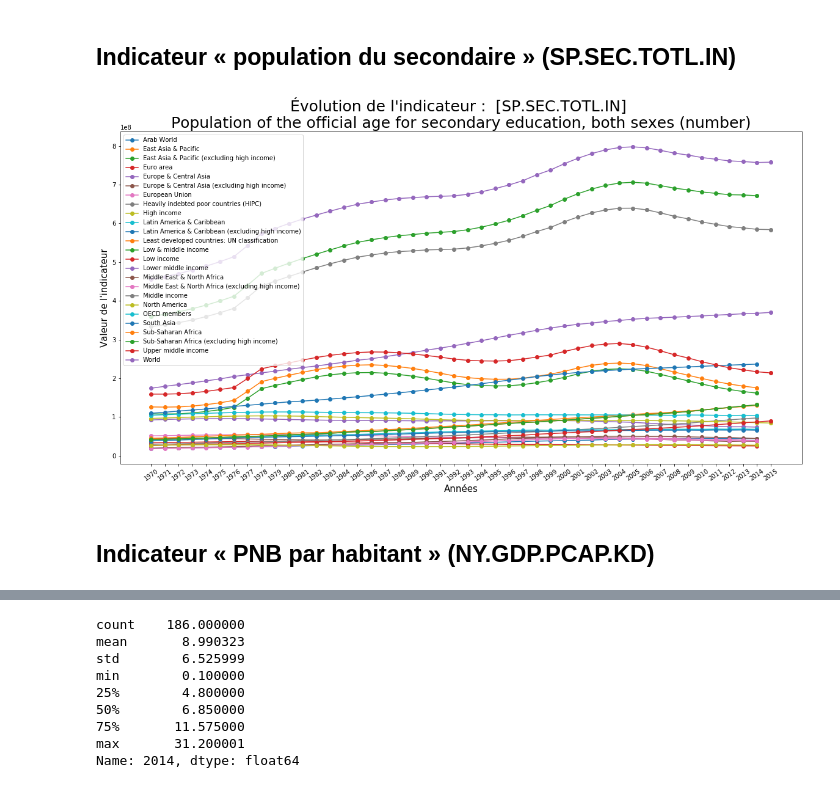
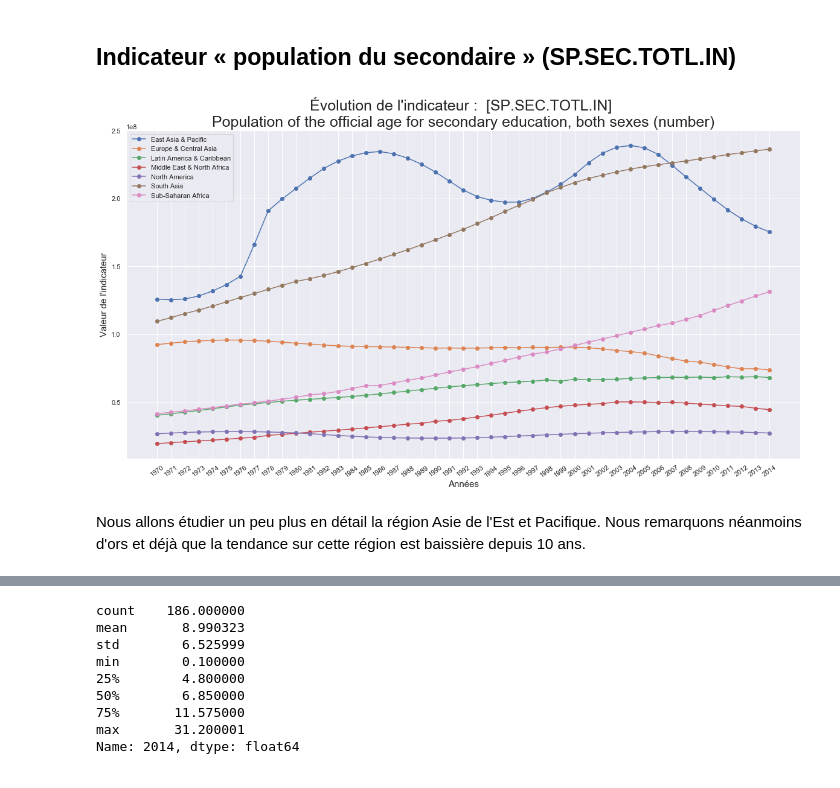
Before and after one commit to bayethiernodiop/Parcours-Data-Scientist, a Jupyter notebook: projet2/projet2.ipynb, the cells around one changed output, grey strips where cells are left out. Saved outputs shown, nothing was run; the diff lists cells and outputs as text; code cells hidden in the pictures.

```diff
--- a/projet2/projet2.ipynb
+++ b/projet2/projet2.ipynb
@@ -13,3 +11,8 @@ import pandas as pd
+# %%
+import numpy as np
+import pandas as pd
+import seaborn as sns
+sns.set()
 # %%
 data_raw = pd.read_csv("EdStatsData.csv")
 print("Le jeu de données contient {} lignes et {} colonnes.".format(data_raw.shape[0],data_raw.shape[1]))
@@ -763,0 +906,24 @@ def select_data(indicator_code, perimetre):
+# %%
+import math
+
+def last_value(indicator_code, country_name):
+    """Fonction renvoyant le tuple (année, valeur) pour la dernière valeur renseignée d'un indicateur."""
+
+    # On récupère la ligne correspondant au pays et à l'indicateur
+    mask = (data["Indicator Code"]==indicator_code) & (data["Country Name"]==country_name)
+    data_masked = data[mask]
+    index = data_masked.index
+
+    # On récupère la liste des années de 1970 à 2017
+    years=list(data.loc[:,"1970":"2017"])
+
+    # Nous bouclons sur chaque colonne (année) pour récupérer la dernière valeur connue
+    for year in reversed(years):
+        value = float(data_masked.loc[index][year])
+        if not math.isnan(value):
+            return (year, value)
+
+# Exemple d'utilisation
+indicator_code = "NY.GDP.PCAP.KD"
+country_name = "France"
+last_value(indicator_code, country_name)
@@ -800,3 +999,12 @@ def graph_evolution(data_selection):
         plot = ax.plot(indicator_years, indicator_values,'-o')
 
     plt.legend(legends)
+# %%
+# On filtre la liste des régions pour éviter les doublons.
+# Ex : France dans Euro area, Europe & Central Asia, European Union, High income, OECD members, World
+country_df = pd.read_csv("EdStatsCountry.csv")
+
+liste_regions_geo = list(country_df["Region"].unique())
+# On enlève une valeur nan
+liste_regions_geo.remove(np.nan)
+liste_regions_geo
@@ -812,9 +1093,10 @@ graph_evolution(data_selection)
 # %%
 # On séléctionne les données régionales pour l'indicateur
 # Et on trace le graphique correspondant
-data_selection = select_data("SP.SEC.TOTL.IN",liste_regions)
+perimeter = liste_regions_geo
+data_selection = select_data("SP.SEC.TOTL.IN",perimeter)
 graph_evolution(data_selection)
 # %% [output]
-[figure, old version]
+[figure, new version]
-# %% [markdown]
-## Indicateur « PNB par habitant » (NY.GDP.PCAP.KD)
+# %% [markdown]
+Nous allons étudier un peu plus en détail la région Asie de l'Est et Pacifique. Nous remarquons néanmoins d'ors et déjà que la tendance sur cette région est baissière depuis 10 ans.
```
Also changed, not shown: parts of 57 cells of this notebook, 2 other files.
